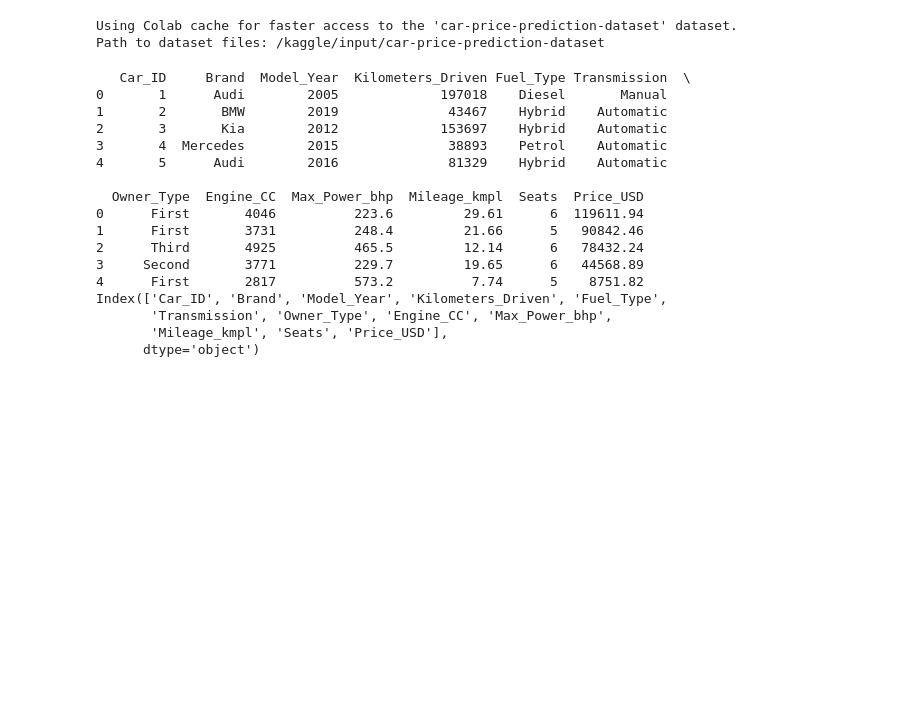
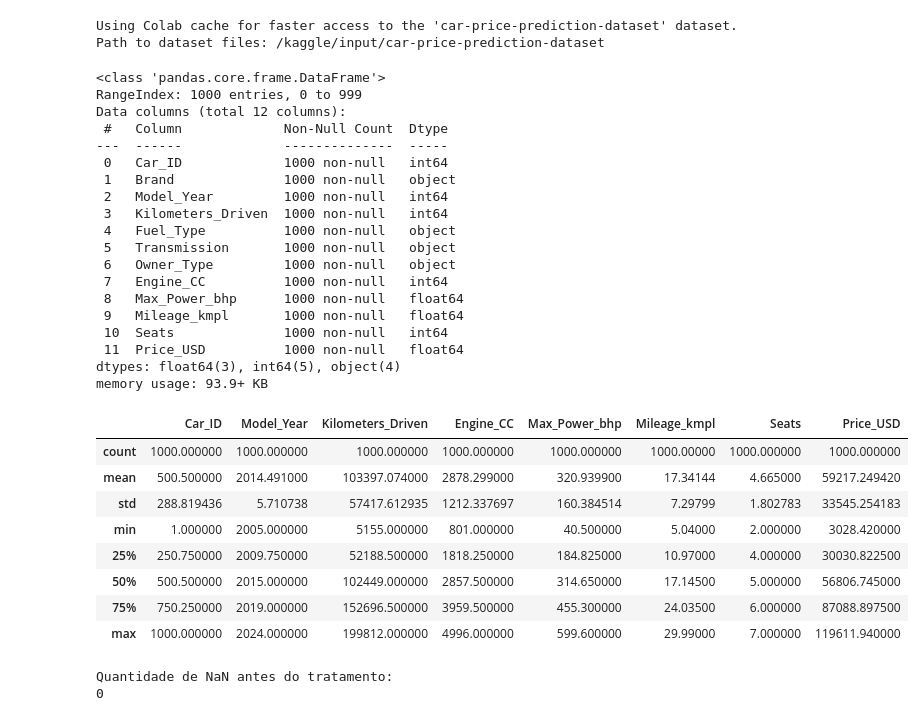
Before and after one commit to lucasoteroo/IA, a Jupyter notebook: 2VA.ipynb, the cells around one changed output. Saved outputs shown, nothing was run; the diff lists cells and outputs as text; code cells hidden in the pictures; blank space fills up the shorter version.

```diff
--- a/2VA.ipynb
+++ b/2VA.ipynb
@@ -18,25 +18,43 @@ Path to dataset files: /kaggle/input/car-price-prediction-dataset
 # %%
 
 import pandas as pd
 
 df = pd.read_csv(path + "/car_price_dataset_medium.csv")
-print(df.head())
-print(df.columns)
+df.head()
+df.info()
+df.describe()
 # %% [output]
-   Car_ID     Brand  Model_Year  Kilometers_Driven Fuel_Type Transmission  \
-0       1      Audi        2005             197018    Diesel       Manual
-1       2       BMW        2019              43467    Hybrid    Automatic
-2       3       Kia        2012             153697    Hybrid    Automatic
-3       4  Mercedes        2015              38893    Petrol    Automatic
-4       5      Audi        2016              81329    Hybrid    Automatic
-
-  Owner_Type  Engine_CC  Max_Power_bhp  Mileage_kmpl  Seats  Price_USD
-0      First       4046          223.6         29.61      6  119611.94
-1      First       3731          248.4         21.66      5   90842.46
-2      Third       4925          465.5         12.14      6   78432.24
-3     Second       3771          229.7         19.65      6   44568.89
-4      First       2817          573.2          7.74      5    8751.82
-Index(['Car_ID', 'Brand', 'Model_Year', 'Kilometers_Driven', 'Fuel_Type',
-       'Transmission', 'Owner_Type', 'Engine_CC', 'Max_Power_bhp',
-       'Mileage_kmpl', 'Seats', 'Price_USD'],
-      dtype='object')
+<class 'pandas.core.frame.DataFrame'>
+RangeIndex: 1000 entries, 0 to 999
+Data columns (total 12 columns):
+ #   Column             Non-Null Count  Dtype
+---  ------             --------------  -----
+ 0   Car_ID             1000 non-null   int64
+ 1   Brand              1000 non-null   object
+ 2   Model_Year         1000 non-null   int64
+ 3   Kilometers_Driven  1000 non-null   int64
+ 4   Fuel_Type          1000 non-null   object
+ 5   Transmission       1000 non-null   object
+ 6   Owner_Type         1000 non-null   object
+ 7   Engine_CC          1000 non-null   int64
+ 8   Max_Power_bhp      1000 non-null   float64
+ 9   Mileage_kmpl       1000 non-null   float64
+ 10  Seats              1000 non-null   int64
+ 11  Price_USD          1000 non-null   float64
+dtypes: float64(3), int64(5), object(4)
+memory usage: 93.9+ KB
+|  | Car_ID | Model_Year | Kilometers_Driven | Engine_CC | Max_Power_bhp | Mileage_kmpl | Seats | Price_USD |
+| count | 1000.000000 | 1000.000000 | 1000.000000 | 1000.000000 | 1000.000000 | 1000.00000 | 1000.000000 | 1000.000000 |
+| mean | 500.500000 | 2014.491000 | 103397.074000 | 2878.299000 | 320.939900 | 17.34144 | 4.665000 | 59217.249420 |
+| std | 288.819436 | 5.710738 | 57417.612935 | 1212.337697 | 160.384514 | 7.29799 | 1.802783 | 33545.254183 |
+| min | 1.000000 | 2005.000000 | 5155.000000 | 801.000000 | 40.500000 | 5.04000 | 2.000000 | 3028.420000 |
+| 25% | 250.750000 | 2009.750000 | 52188.500000 | 1818.250000 | 184.825000 | 10.97000 | 4.000000 | 30030.822500 |
+| 50% | 500.500000 | 2015.000000 | 102449.000000 | 2857.500000 | 314.650000 | 17.14500 | 5.000000 | 56806.745000 |
+| 75% | 750.250000 | 2019.000000 | 152696.500000 | 3959.500000 | 455.300000 | 24.03500 | 6.000000 | 87088.897500 |
+| max | 1000.000000 | 2024.000000 | 199812.000000 | 4996.000000 | 599.600000 | 29.99000 | 7.000000 | 119611.940000 |
+# %%
+print("Quantidade de NaN antes do tratamento:")
+print(X.isna().sum().sum())
+# %% [output]
+Quantidade de NaN antes do tratamento:
+0
```
Also changed, not shown: parts of 2 cells of this notebook.
